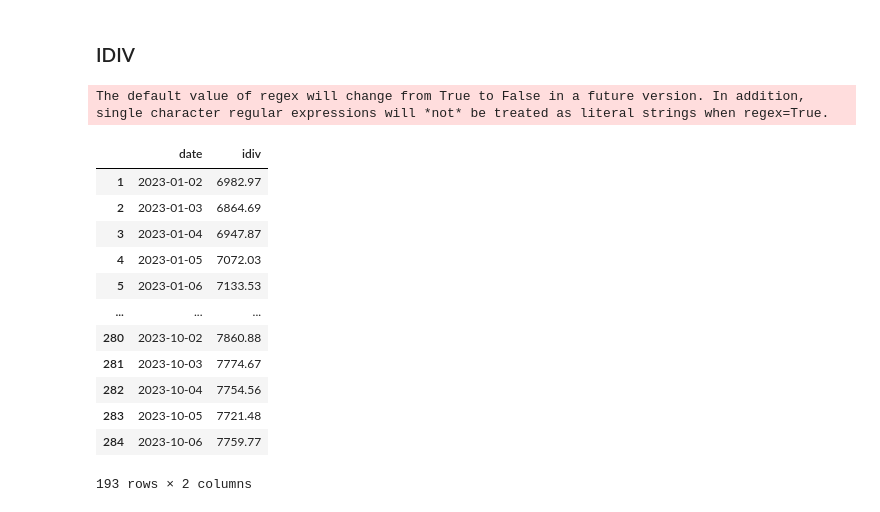
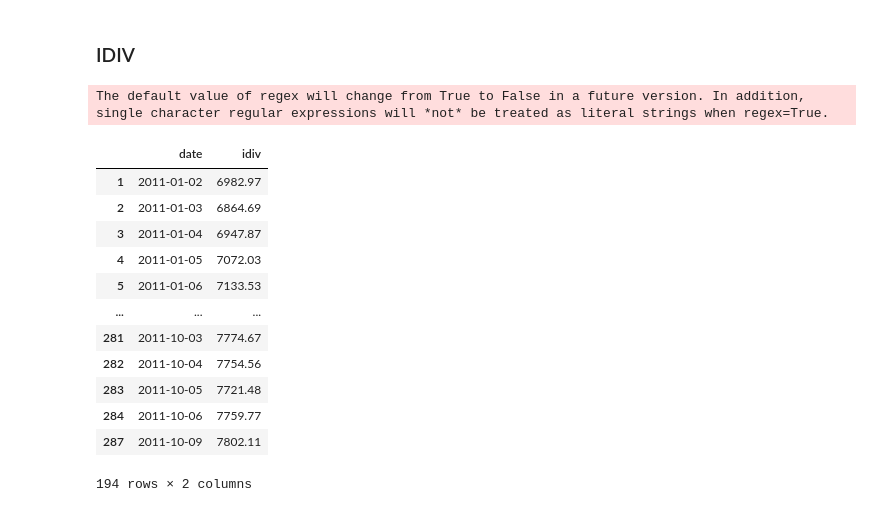
Before and after one commit to italo013/ETL-de-Indices, a Jupyter notebook: ETL_dos_Índices.ipynb, the cells around one changed output. Saved outputs shown, nothing was run; the diff lists cells and outputs as text; code cells hidden in the pictures.

```diff
--- a/ETL_dos_Índices.ipynb
+++ b/ETL_dos_Índices.ipynb
@@ -1572,29 +1620,29 @@ The default value of regex will change from True to False in a future version. I
 # %% [markdown]
 ### IDIV
 # %%
-ano = 2023
+ano = 2011
 
 response = requests.get('https://sistemaswebb3-listados.b3.com.br/indexStatisticsProxy/IndexCall/GetPortfolioDay/eyJpbmRleCI6IklESVYiLCJsYW5ndWFnZSI6InB0LWJyIiwieWVhciI6IjIwMjMifQ==',
     cookies=idiv_cookies[ano],
     headers=idiv_headers,
 )
 
 idiv = response.json().get('results')
 idiv = pd.json_normalize(idiv)
 idiv = melt_dataframe(idiv, ano, 'idiv')
 idiv
 # %% [output]
 The default value of regex will change from True to False in a future version. In addition, single character regular expressions will *not* be treated as literal strings when regex=True.
 |  | date | idiv |
-| 1 | 2023-01-02 | 6982.97 |
-| 2 | 2023-01-03 | 6864.69 |
-| 3 | 2023-01-04 | 6947.87 |
-| 4 | 2023-01-05 | 7072.03 |
-| 5 | 2023-01-06 | 7133.53 |
+| 1 | 2011-01-02 | 6982.97 |
+| 2 | 2011-01-03 | 6864.69 |
+| 3 | 2011-01-04 | 6947.87 |
+| 4 | 2011-01-05 | 7072.03 |
+| 5 | 2011-01-06 | 7133.53 |
 | ... | ... | ... |
-| 280 | 2023-10-02 | 7860.88 |
-| 281 | 2023-10-03 | 7774.67 |
-| 282 | 2023-10-04 | 7754.56 |
-| 283 | 2023-10-05 | 7721.48 |
-| 284 | 2023-10-06 | 7759.77 |
+| 281 | 2011-10-03 | 7774.67 |
+| 282 | 2011-10-04 | 7754.56 |
+| 283 | 2011-10-05 | 7721.48 |
+| 284 | 2011-10-06 | 7759.77 |
+| 287 | 2011-10-09 | 7802.11 |
-193 rows × 2 columns
+194 rows × 2 columns
```
Also changed, not shown: parts of 17 cells of this notebook.
